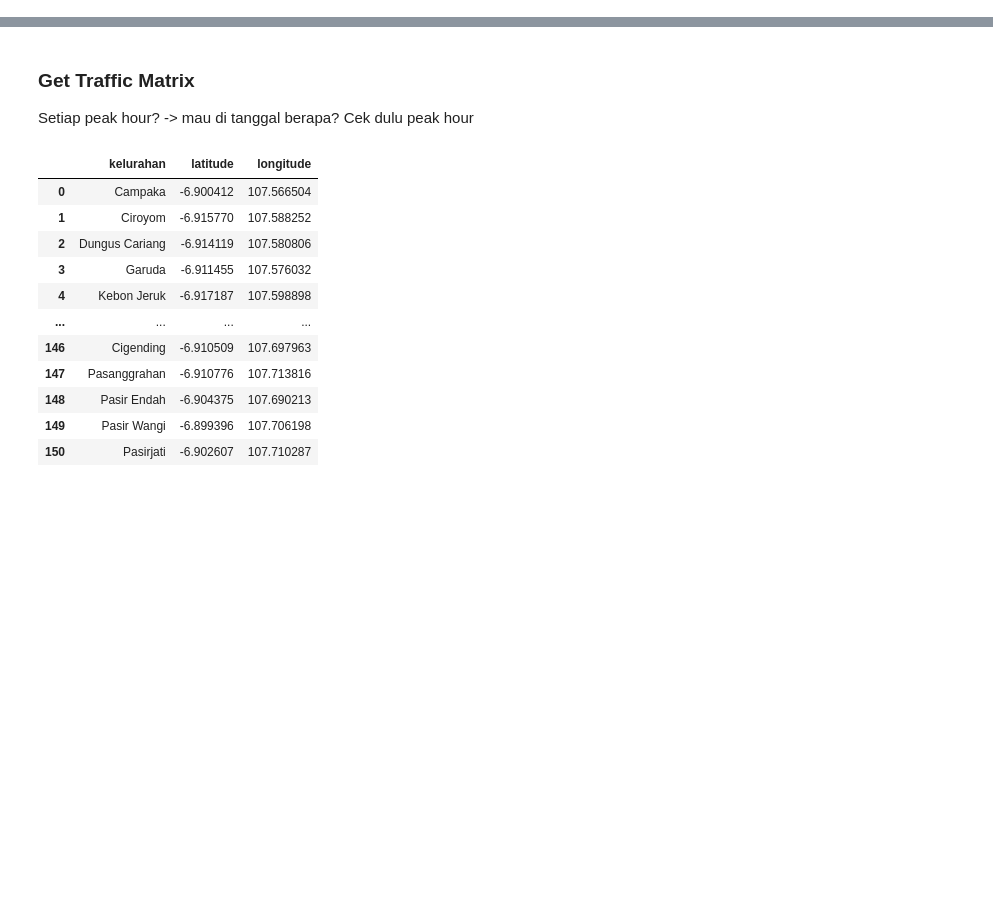
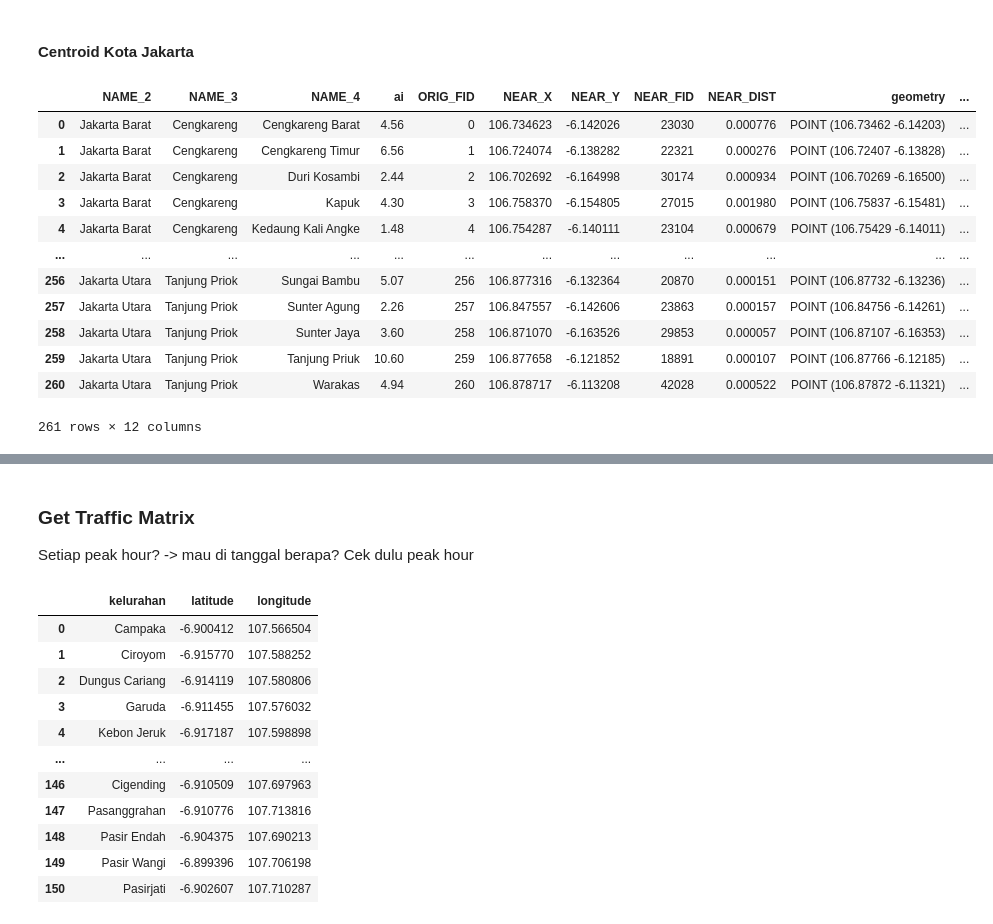
Before and after one commit to azwanazamuddin/location-choice-model, a Jupyter notebook: notebooks/traffic.ipynb, the cells around one changed output, grey strips where cells are left out. Saved outputs shown, nothing was run; the diff lists cells and outputs as text; code cells hidden in the pictures; blank space fills up the shorter version.

```diff
--- a/notebooks/traffic.ipynb
+++ b/notebooks/traffic.ipynb
@@ -16,0 +29,2 @@ gdf['longitude'] = gdf.geometry.x
+# %% [markdown]
+#### Centroid Kota Jakarta
@@ -17 +39,17 @@ gdf['longitude'] = gdf.geometry.x
+# %%
+gdf_jkt
+# %% [output]
+|  | NAME_2 | NAME_3 | NAME_4 | ai | ORIG_FID | NEAR_X | NEAR_Y | NEAR_FID | NEAR_DIST | geometry | ... |
+| 0 | Jakarta Barat | Cengkareng | Cengkareng Barat | 4.56 | 0 | 106.734623 | -6.142026 | 23030 | 0.000776 | POINT (106.73462 -6.14203) | ... |
+| 1 | Jakarta Barat | Cengkareng | Cengkareng Timur | 6.56 | 1 | 106.724074 | -6.138282 | 22321 | 0.000276 | POINT (106.72407 -6.13828) | ... |
+| 2 | Jakarta Barat | Cengkareng | Duri Kosambi | 2.44 | 2 | 106.702692 | -6.164998 | 30174 | 0.000934 | POINT (106.70269 -6.16500) | ... |
+| 3 | Jakarta Barat | Cengkareng | Kapuk | 4.30 | 3 | 106.758370 | -6.154805 | 27015 | 0.001980 | POINT (106.75837 -6.15481) | ... |
+| 4 | Jakarta Barat | Cengkareng | Kedaung Kali Angke | 1.48 | 4 | 106.754287 | -6.140111 | 23104 | 0.000679 | POINT (106.75429 -6.14011) | ... |
+| ... | ... | ... | ... | ... | ... | ... | ... | ... | ... | ... | ... |
+| 256 | Jakarta Utara | Tanjung Priok | Sungai Bambu | 5.07 | 256 | 106.877316 | -6.132364 | 20870 | 0.000151 | POINT (106.87732 -6.13236) | ... |
+| 257 | Jakarta Utara | Tanjung Priok | Sunter Agung | 2.26 | 257 | 106.847557 | -6.142606 | 23863 | 0.000157 | POINT (106.84756 -6.14261) | ... |
+| 258 | Jakarta Utara | Tanjung Priok | Sunter Jaya | 3.60 | 258 | 106.871070 | -6.163526 | 29853 | 0.000057 | POINT (106.87107 -6.16353) | ... |
+| 259 | Jakarta Utara | Tanjung Priok | Tanjung Priuk | 10.60 | 259 | 106.877658 | -6.121852 | 18891 | 0.000107 | POINT (106.87766 -6.12185) | ... |
+| 260 | Jakarta Utara | Tanjung Priok | Warakas | 4.94 | 260 | 106.878717 | -6.113208 | 42028 | 0.000522 | POINT (106.87872 -6.11321) | ... |
+261 rows × 12 columns
 # %%
```
Also changed, not shown: parts of 30 cells of this notebook, 28 other files.
